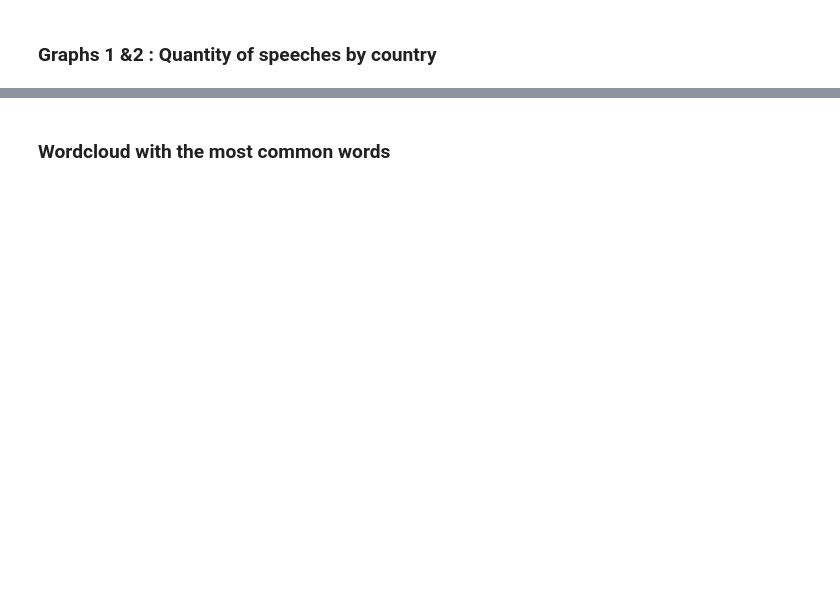
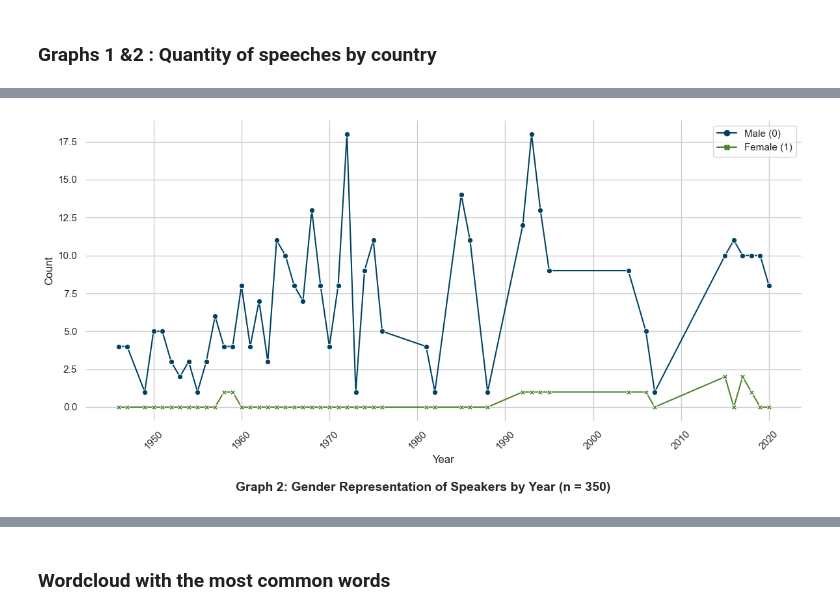
Before and after one commit to SarahFranzen/Emotions_in_the_United_Nations_General_Debates, a Jupyter notebook: 1_descriptives.ipynb, the cells around one changed output, grey strips where cells are left out. Saved outputs shown, nothing was run; the diff lists cells and outputs as text; code cells hidden in the pictures; blank space fills up the shorter version.

```diff
--- a/1_descriptives.ipynb
+++ b/1_descriptives.ipynb
@@ -123,0 +135,31 @@ plt.show()
+# %%
+# Filter to only 0 and 1 (exclude NaNs)
+df_gender = df_merged[df_merged['gender_dummy'].isin([0, 1])]
+
+# Total valid entries (for n=)
+total_n = len(df_gender)
+
+# Group and count
+gender_counts = df_gender.groupby(['year', 'gender_dummy']).size().unstack(fill_value=0).sort_index()
+gender_counts.columns = ['Male (0)', 'Female (1)']
+
+# Plot
+plt.figure(figsize=(12, 6))
+sns.lineplot(data=gender_counts, markers=True, dashes=False, palette=custom_colors[:2])
+
+plt.xlabel("Year")
+plt.ylabel("Count")
+sns.despine(left=True, right=True, top=True, bottom=True)
+plt.xticks(rotation=45)
+plt.tight_layout()
+plt.subplots_adjust(bottom=0.20)
+
+# Footnote
+plt.figtext(0.5, 0.02, f"Graph 2: Gender Representation of Speakers by Year (n = {total_n})",
+            ha="center", fontsize=14, weight='bold')
+
+# Save
+plt.savefig(os.path.join(fig_dir, 'gender_dummy_by_year_linechart.png'))
+plt.show()
+# %% [output]
+[figure, added]
```
Also changed, not shown: parts of 7 cells of this notebook.
